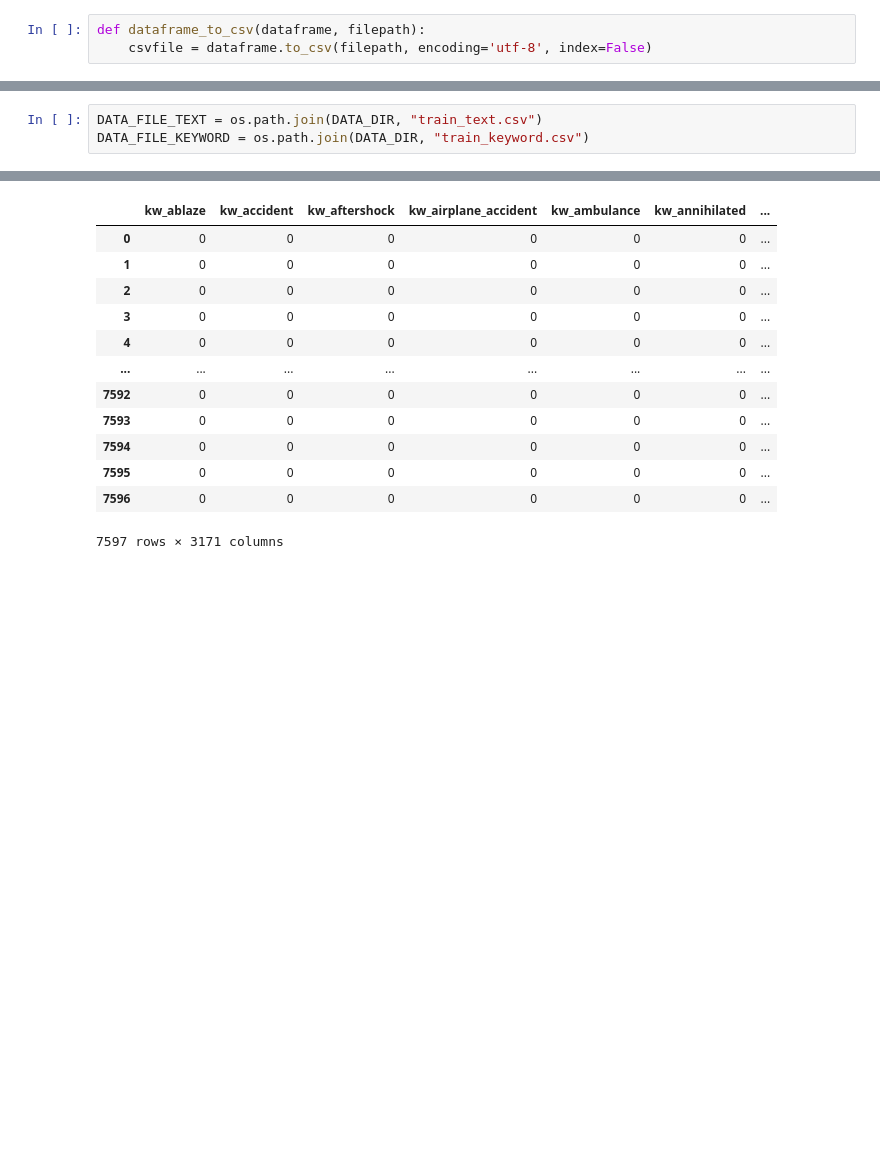
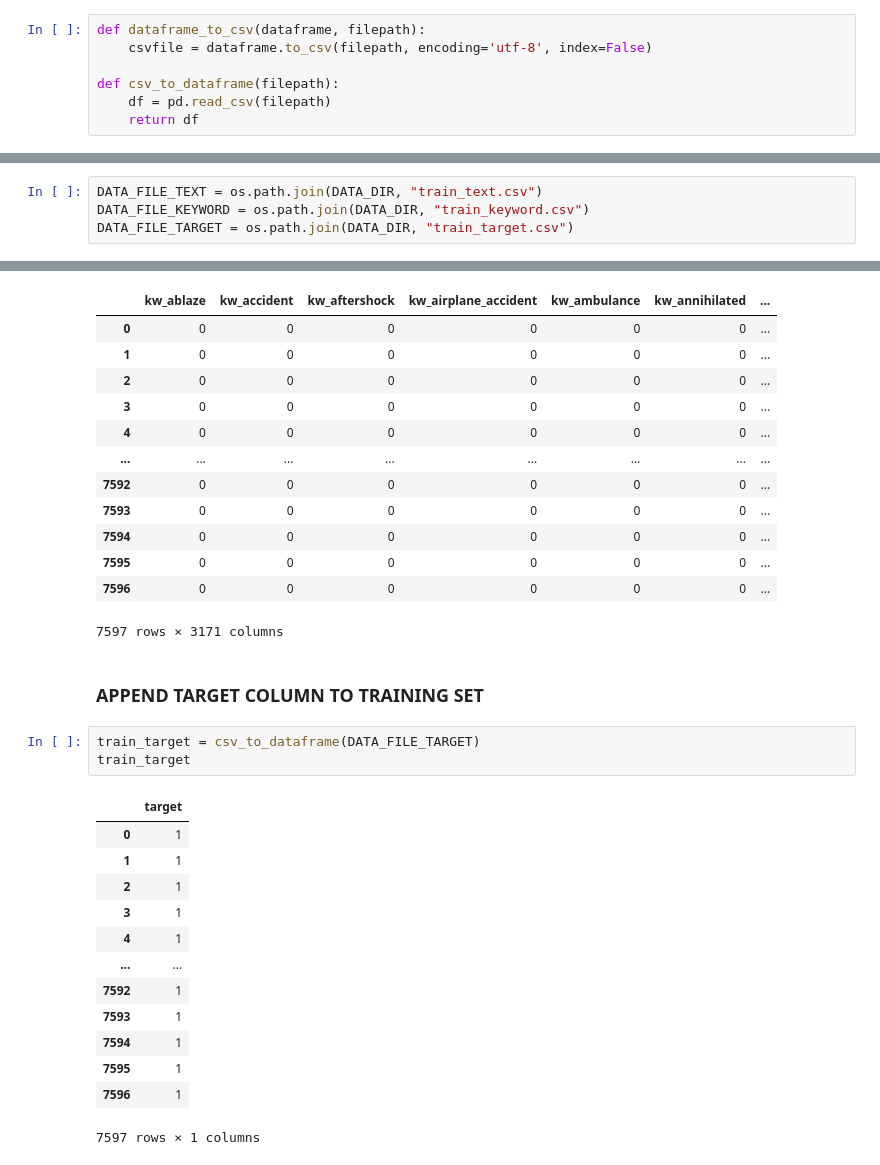
Before and after one commit to ronkow/kaggle-disaster-tweets, a Jupyter notebook: 2_onehot_encode_keyword_text.ipynb, the cells around one changed output, grey strips where cells are left out. Cells and saved outputs as stored; diff of their text form; blank space fills up the shorter version.

Commit message:
Add target column to train_bow

```diff
--- a/2_onehot_encode_keyword_text.ipynb
+++ b/2_onehot_encode_keyword_text.ipynb
@@ -339,6 +339,10 @@ train_df
 # %%
 def dataframe_to_csv(dataframe, filepath):
     csvfile = dataframe.to_csv(filepath, encoding='utf-8', index=False)
+
+def csv_to_dataframe(filepath):
+    df = pd.read_csv(filepath)
+    return df
 # %%
 DATA_FILE_BOW = os.path.join(DATA_DIR, "bow/train_bow9.csv")
 
@@ -348,6 +352,7 @@ dataframe_to_csv(train_df, DATA_FILE_BOW)
 # %%
 DATA_FILE_TEXT = os.path.join(DATA_DIR, "train_text.csv")
 DATA_FILE_KEYWORD = os.path.join(DATA_DIR, "train_keyword.csv")
+DATA_FILE_TARGET = os.path.join(DATA_DIR, "train_target.csv")
 # %%
 # USE LARGEST SET OF BAG OF WORDS (2944 TERMS)
 
@@ -491,3 +496,22 @@ train_df
 | 7595 | 0 | 0 | 0 | 0 | 0 | 0 | ... |
 | 7596 | 0 | 0 | 0 | 0 | 0 | 0 | ... |
 7597 rows × 3171 columns
+# %% [markdown]
+### **APPEND TARGET COLUMN TO TRAINING SET**
+# %%
+train_target = csv_to_dataframe(DATA_FILE_TARGET)
+train_target
+# %% [output]
+|  | target |
+| 0 | 1 |
+| 1 | 1 |
+| 2 | 1 |
+| 3 | 1 |
+| 4 | 1 |
+| ... | ... |
+| 7592 | 1 |
+| 7593 | 1 |
+| 7594 | 1 |
+| 7595 | 1 |
+| 7596 | 1 |
+7597 rows × 1 columns
```
Also changed, not shown: parts of 3 cells of this notebook, 3 other files.
